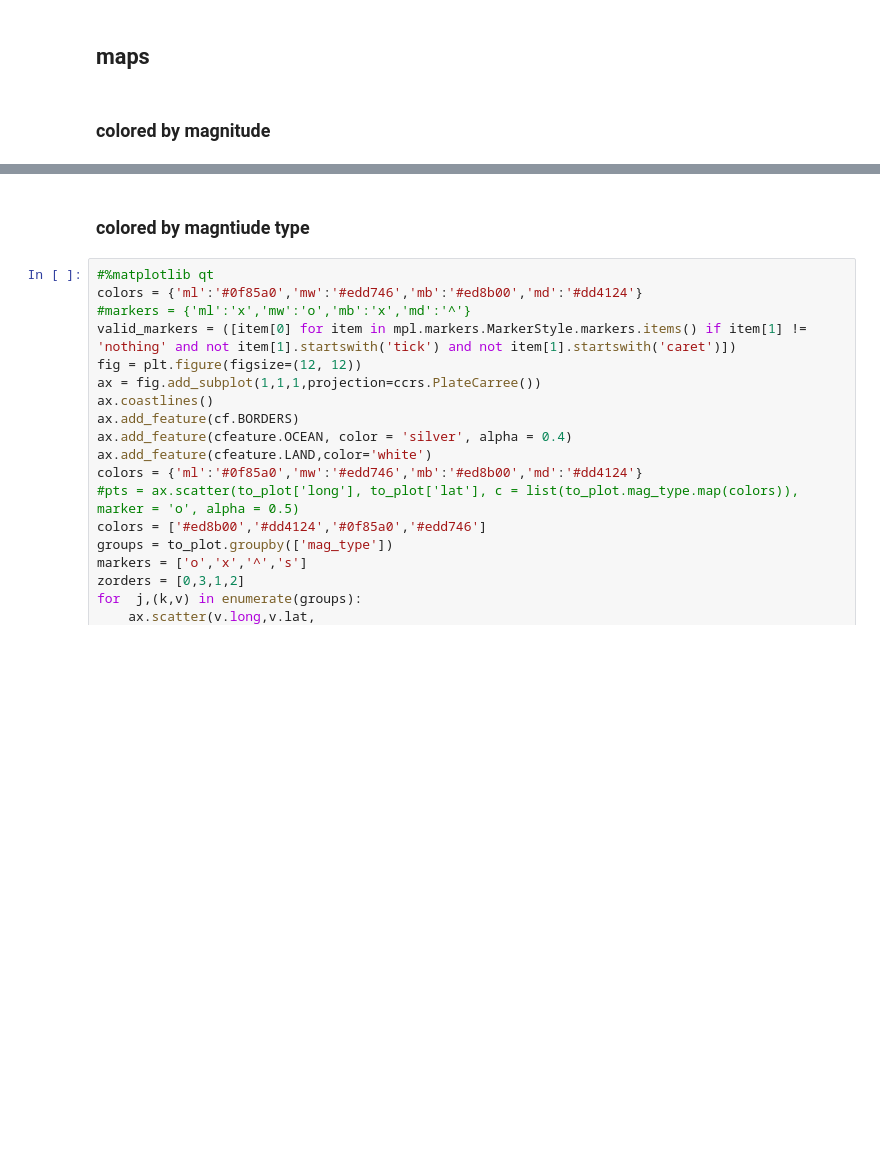
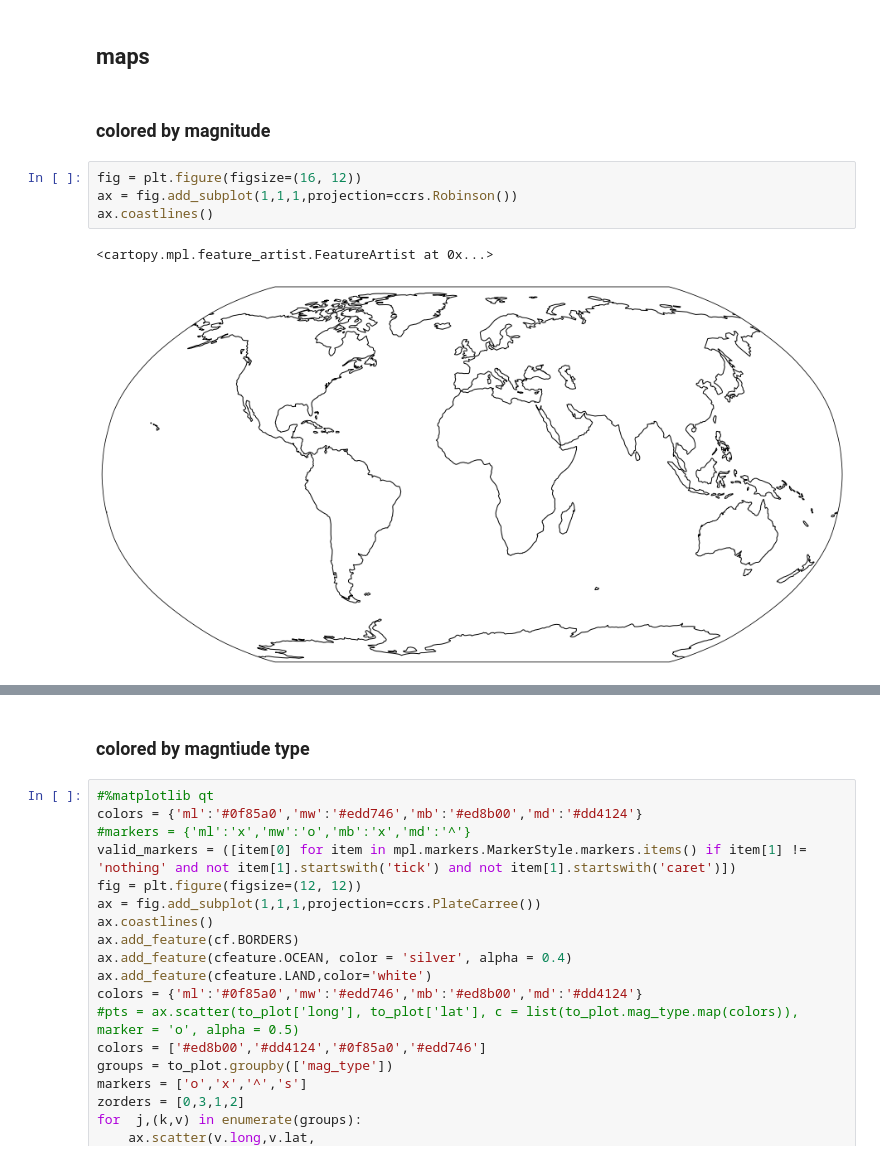
Before and after one commit to RebeccaColquhoun/seismo_det, a Jupyter notebook: code/catalog_plots.ipynb, the cells around one changed output, grey strips where cells are left out. Saved outputs shown, nothing was run; the diff lists cells and outputs as text; blank space fills up the shorter version.

```diff
--- a/code/catalog_plots.ipynb
+++ b/code/catalog_plots.ipynb
@@ -91,3 +113,10 @@ TypeError: 'NoneType' object is not subscriptable
 ## maps
 # %% [markdown]
 ### colored by magnitude
+# %%
+fig = plt.figure(figsize=(16, 12))
+ax = fig.add_subplot(1,1,1,projection=ccrs.Robinson())
+ax.coastlines()
+# %% [output]
+<cartopy.mpl.feature_artist.FeatureArtist at 0x...>
+[figure, added]
```
Also changed, not shown: parts of 7 cells of this notebook, 14 other files.
